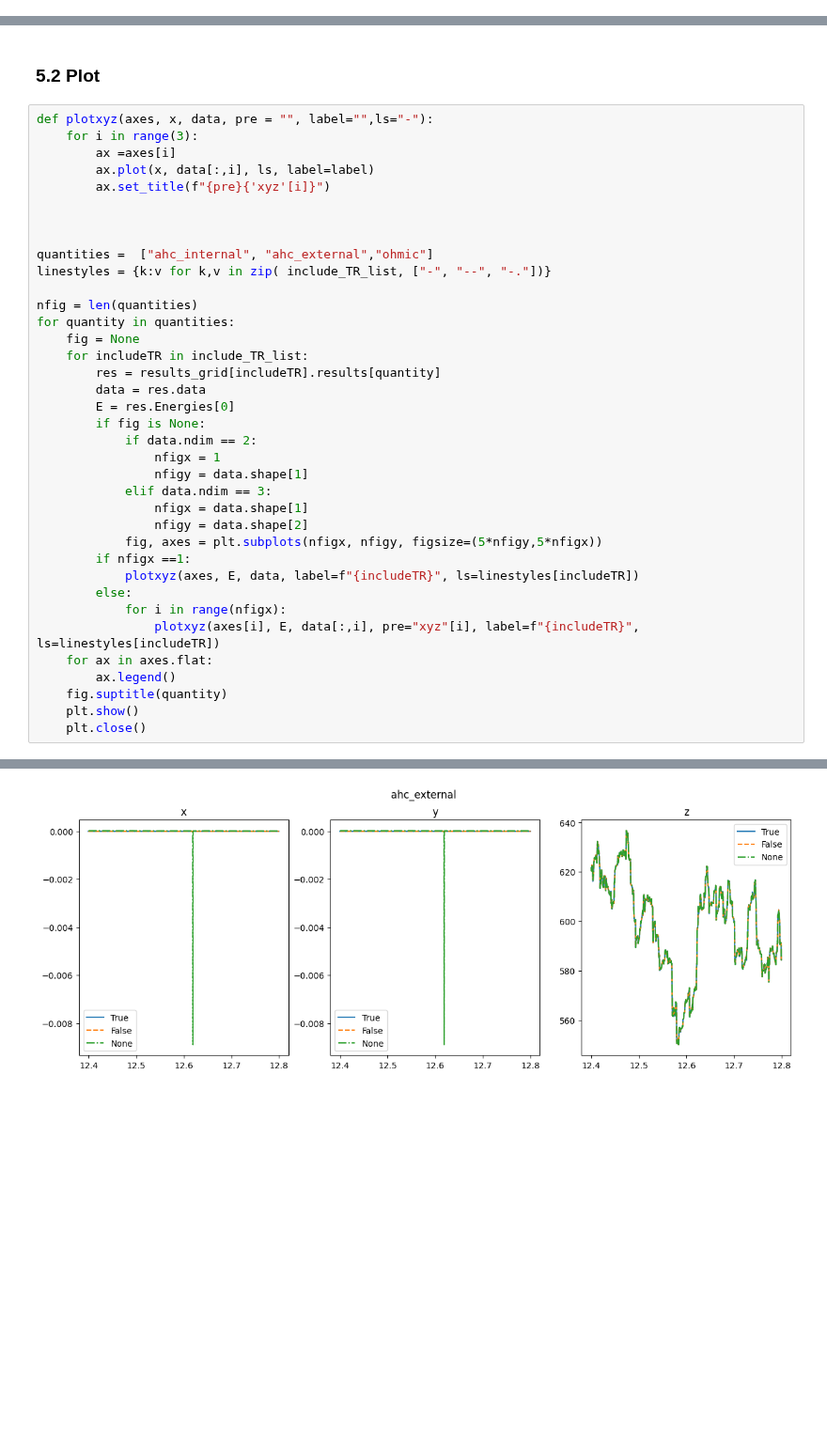
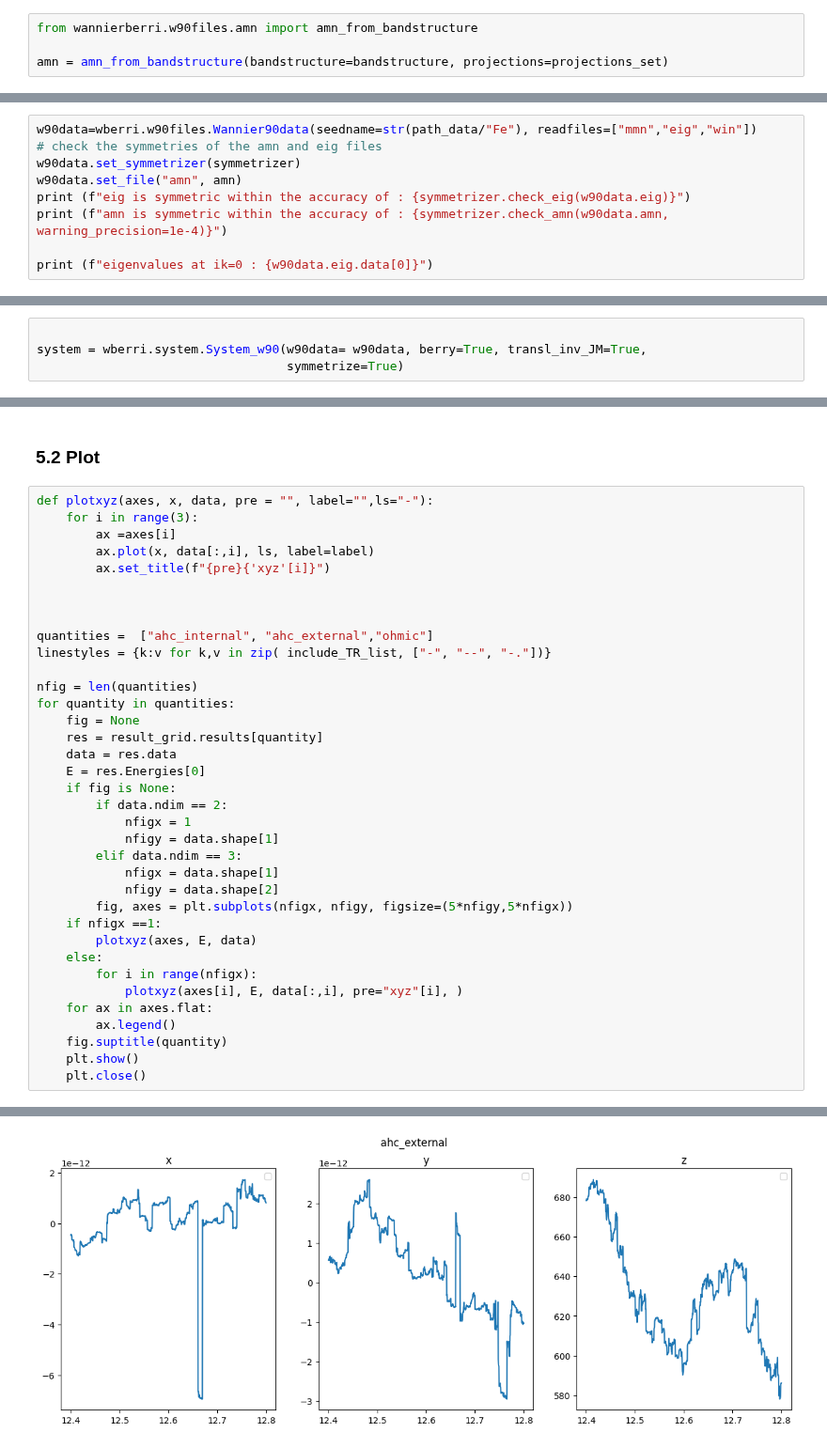
Before and after one commit to wannier-berri/WannierBerri-tutorial, a Jupyter notebook: tutorials/6_wannierisation/wannierise.ipynb, the cells around one changed output, grey strips where cells are left out. Shown at 94% size. Drawn from its saved outputs; the diff is of its cells as text; blank space fills up the shorter version.

```diff
--- a/tutorials/6_wannierisation/wannierise.ipynb
+++ b/tutorials/6_wannierisation/wannierise.ipynb
@@ -50,0 +149,4 @@ initializing ray with  {'num_gpus': 0, 'num_cpus': None}
+# %%
+from wannierberri.w90files.amn import amn_from_bandstructure
+
+amn = amn_from_bandstructure(bandstructure=bandstructure, projections=projections_set)
@@ -50,0 +166,9 @@ initializing ray with  {'num_gpus': 0, 'num_cpus': None}
+# %%
+w90data=wberri.w90files.Wannier90data(seedname=str(path_data/"Fe"), readfiles=["mmn","eig","win"])
+# check the symmetries of the amn and eig files
+w90data.set_symmetrizer(symmetrizer)
+w90data.set_file("amn", amn)
+print (f"eig is symmetric within the accuracy of : {symmetrizer.check_eig(w90data.eig)}")
+print (f"amn is symmetric within the accuracy of : {symmetrizer.check_amn(w90data.amn, warning_precision=1e-4)}")
+
+print (f"eigenvalues at ik=0 : {w90data.eig.data[0]}")
@@ -132,0 +231,4 @@ Wannier Centers cart (raw):
+# %%
+
+system = wberri.system.System_w90(w90data= w90data, berry=True, transl_inv_JM=True,
+                                  symmetrize=True)
@@ -304,23 +388,22 @@ linestyles = {k:v for k,v in zip( include_TR_list, ["-", "--", "-."])}
 nfig = len(quantities)
 for quantity in quantities:
     fig = None
-    for includeTR in include_TR_list:
-        res = results_grid[includeTR].results[quantity]
-        data = res.data
-        E = res.Energies[0]
-        if fig is None:
-            if data.ndim == 2:
-                nfigx = 1
-                nfigy = data.shape[1]
-            elif data.ndim == 3:
-                nfigx = data.shape[1]
-                nfigy = data.shape[2]
-            fig, axes = plt.subplots(nfigx, nfigy, figsize=(5*nfigy,5*nfigx))
-        if nfigx ==1:
-            plotxyz(axes, E, data, label=f"{includeTR}", ls=linestyles[includeTR])
-        else:
-            for i in range(nfigx):
-                plotxyz(axes[i], E, data[:,i], pre="xyz"[i], label=f"{includeTR}", ls=linestyles[includeTR])
+    res = result_grid.results[quantity]
+    data = res.data
+    E = res.Energies[0]
+    if fig is None:
+        if data.ndim == 2:
+            nfigx = 1
+            nfigy = data.shape[1]
+        elif data.ndim == 3:
+            nfigx = data.shape[1]
+            nfigy = data.shape[2]
+        fig, axes = plt.subplots(nfigx, nfigy, figsize=(5*nfigy,5*nfigx))
+    if nfigx ==1:
+        plotxyz(axes, E, data)
+    else:
+        for i in range(nfigx):
+            plotxyz(axes[i], E, data[:,i], pre="xyz"[i], )
     for ax in axes.flat:
         ax.legend()
     fig.suptitle(quantity)
@@ -331 +414 @@ for quantity in quantities:
-[figure, old version]
+[figure, new version]
```
Also changed, not shown: parts of 29 cells of this notebook, 13 other files.
